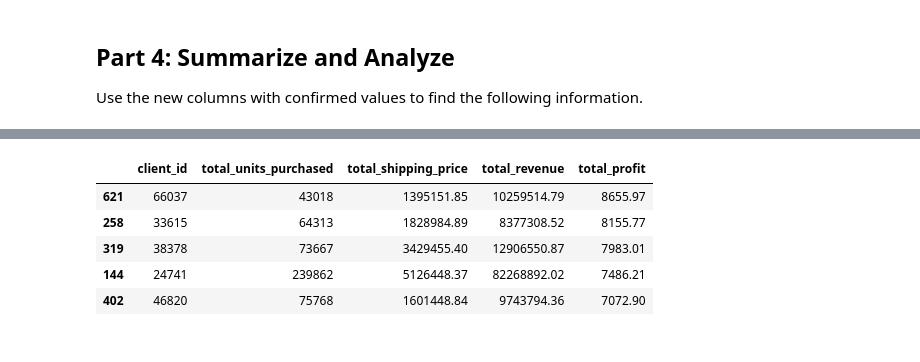
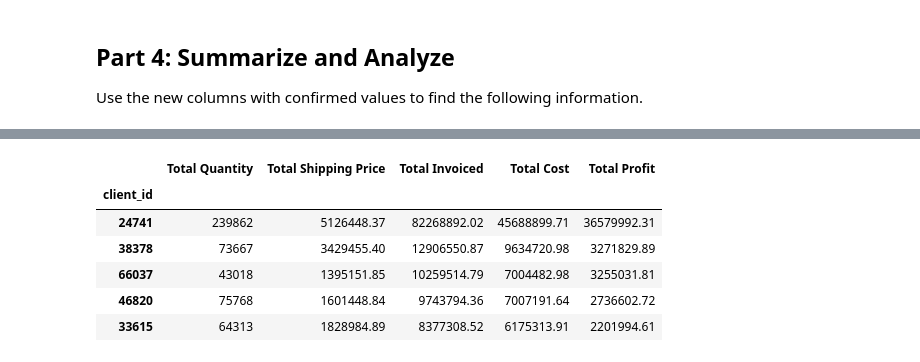
Before and after one commit to tdhdpilot/pandas-challenge-1, a Jupyter notebook: wholesale_data_analysis_starter_code.ipynb, the cells around one changed output, grey strips where cells are left out. Drawn from its saved outputs; the diff is of its cells as text; code cells hidden in the pictures.

```diff
--- a/wholesale_data_analysis_starter_code.ipynb
+++ b/wholesale_data_analysis_starter_code.ipynb
@@ -160,7 +137,7 @@ df.head()
 # of each line using unit cost, qty, and
 # shipping price (assume the shipping cost
 # is exactly what is charged to the client).
-df['cost'] = df['unit_cost'] * df['qty'] + df['shipping_price']
-df['cost'] = df['cost'].apply(lambda x: (x))
-df.head()
+
+df['line_cost'] = df['unit_cost'] * df['qty'] + df['shipping_price']
+print(df[['unit_cost', 'qty', 'shipping_price', 'line_cost']].head(3))
 # %% [output]
@@ -175,8 +149,7 @@ df.head()
 # Create a column for the profit of
 # each line using line cost and line price
 
-df['profit'] = df['unit_price'] - df['unit_cost']
-# Format the ‘profit’ column
-df['profit'] = df['profit'].apply(lambda x: (x))
-df.head()
+df['line_profit'] = df['total_price'] - df['line_cost']
+print(df[['total_price','line_cost', 'line_profit']].head())
+# df.head()
 # %% [output]
@@ -229,28 +223,37 @@ df_total_spend_top_five_clients
 # %%
 # Create a summary DataFrame showing the totals for the
 # for the top 5 clients with the following information:
 # total units purchased, total shipping price,
 # total revenue, and total profit. Sort by total profit.
-df_summary = df.groupby('client_id').agg(
-    total_units_purchased=('qty', 'sum'),
-    total_shipping_price=('shipping_price', 'sum'),
-    total_revenue=('total_price', 'sum'),
-    total_profit=('profit', 'sum')
-).reset_index()
-df_summary = df_summary[df_summary['client_id'].isin(top_five_client_ids)]
-df_summary = df_summary.sort_values(by='total_profit', ascending=False)
-df_summary['total_revenue'] = df_summary['total_revenue'].apply(lambda x: (x))
-df_summary['total_profit'] = df_summary['total_profit'].apply(lambda x: (x))
-df_summary['total_shipping_price'] = df_summary['total_shipping_price'].apply(lambda x: (x))
-df_summary['total_units_purchased'] = df_summary['total_units_purchased'].apply(lambda x: (x))
-df_summary
+top_five_clients_df = df[df['client_id'].isin(top_five_client_ids)]
+# Calculate summary statistics
+summary_df = top_five_clients_df.groupby('client_id').agg({
+    'qty': 'sum',
+    'shipping_price': 'sum',
+    'total_price': 'sum',
+    'line_cost': 'sum',
+    'line_profit': 'sum',
+})
+# Sort by total profit descending
+summary_df = summary_df.sort_values(by='line_profit', ascending=False)
+
+
+summary_df = summary_df.rename(columns={
+     'ArithmeticErrorclient_id': 'Client ID',
+     'qty': 'Total Quantity',
+     'shipping_price': 'Total Shipping Price',
+     'total_price': 'Total Invoiced',
+     'line_cost': 'Total Cost',
+     'line_profit': 'Total Profit'})
+summary_df
 # %% [output]
-|  | client_id | total_units_purchased | total_shipping_price | total_revenue | total_profit |
-| 621 | 66037 | 43018 | 1395151.85 | 10259514.79 | 8655.97 |
-| 258 | 33615 | 64313 | 1828984.89 | 8377308.52 | 8155.77 |
-| 319 | 38378 | 73667 | 3429455.40 | 12906550.87 | 7983.01 |
-| 144 | 24741 | 239862 | 5126448.37 | 82268892.02 | 7486.21 |
-| 402 | 46820 | 75768 | 1601448.84 | 9743794.36 | 7072.90 |
+|  | Total Quantity | Total Shipping Price | Total Invoiced | Total Cost | Total Profit |
+| client_id |  |  |  |  |  |
+| 24741 | 239862 | 5126448.37 | 82268892.02 | 45688899.71 | 36579992.31 |
+| 38378 | 73667 | 3429455.40 | 12906550.87 | 9634720.98 | 3271829.89 |
+| 66037 | 43018 | 1395151.85 | 10259514.79 | 7004482.98 | 3255031.81 |
+| 46820 | 75768 | 1601448.84 | 9743794.36 | 7007191.64 | 2736602.72 |
+| 33615 | 64313 | 1828984.89 | 8377308.52 | 6175313.91 | 2201994.61 |
 # %%
 # Format the data and rename the columns
 # to names suitable for presentation.
```
Also changed, not shown: parts of 11 cells of this notebook, 1 other file.
